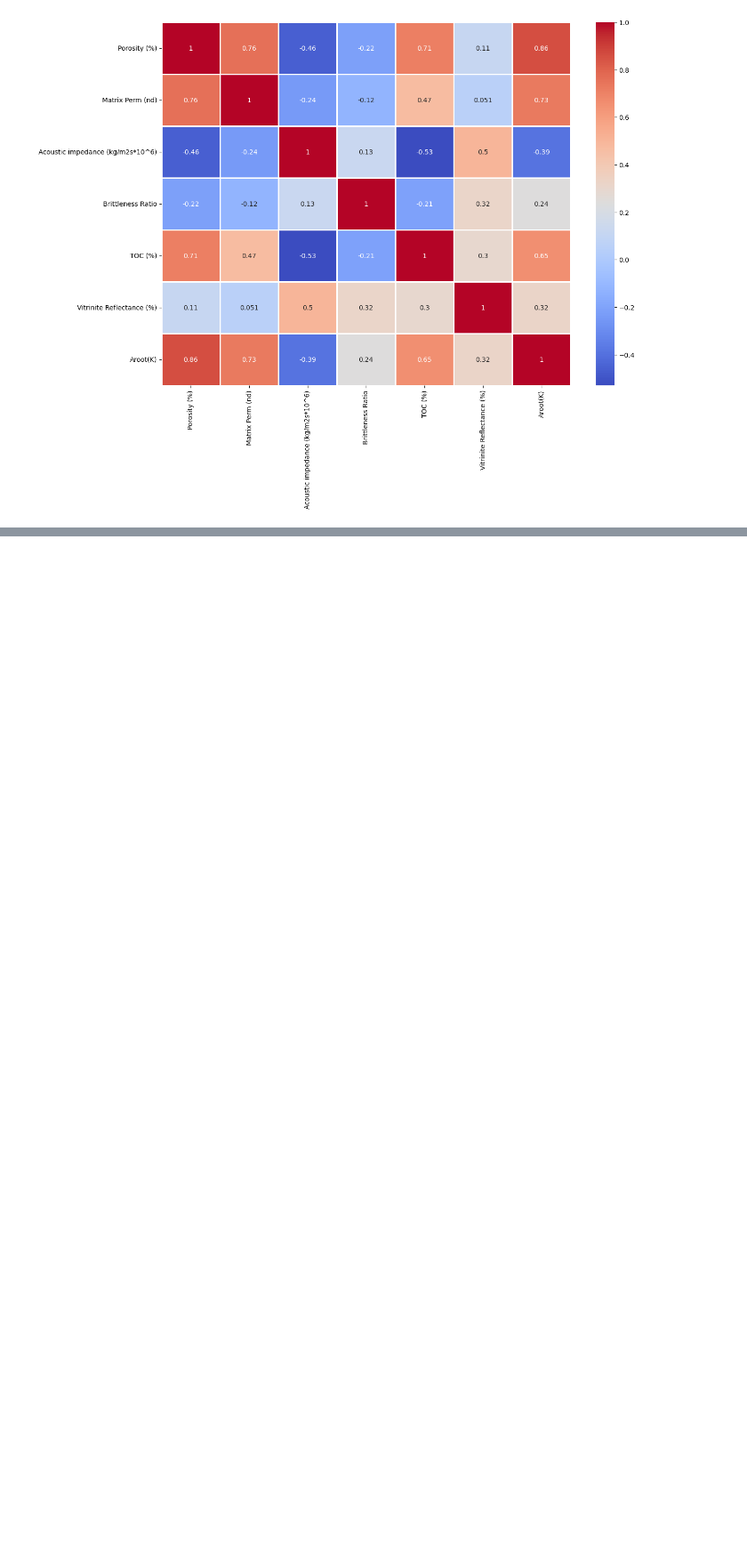
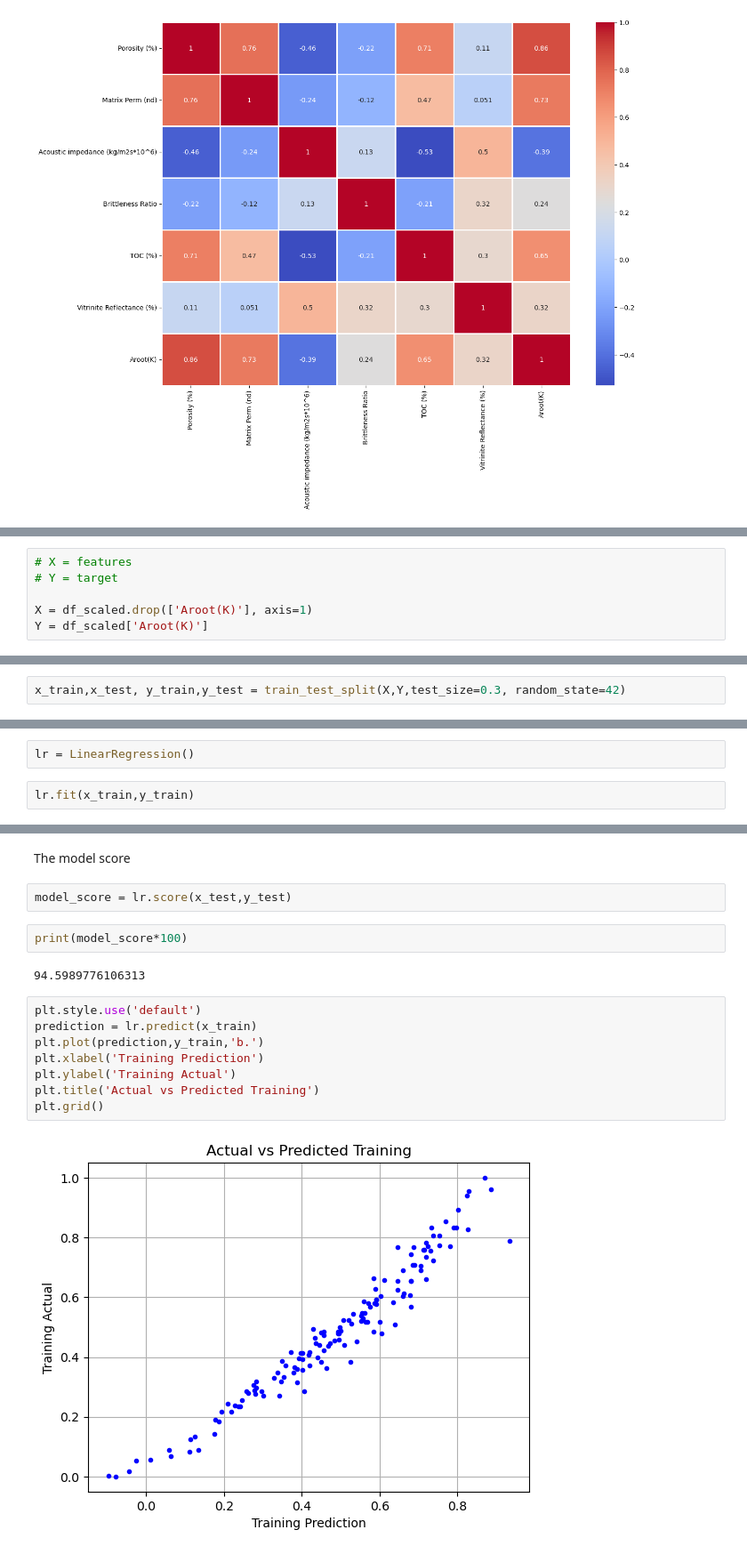
Before and after one commit to SethDwumah/Petroleum_DS-ML, a Jupyter notebook: Multi-Linear Regression --Geologic dataset.ipynb, the cells around one changed output, grey strips where cells are left out. Shown at 89% size. Drawn from its saved outputs; the diff is of its cells as text; blank space fills up the shorter version.

```diff
--- a/Multi-Linear Regression --Geologic dataset.ipynb
+++ b/Multi-Linear Regression --Geologic dataset.ipynb
@@ -94,0 +121,6 @@ sns.heatmap(data.corr(), lw=2, annot=True, cmap='coolwarm')
+# %%
+# X = features
+# Y = target
+
+X = df_scaled.drop(['Aroot(K)'], axis=1)
+Y = df_scaled['Aroot(K)']
@@ -94,0 +150,2 @@ sns.heatmap(data.corr(), lw=2, annot=True, cmap='coolwarm')
+# %%
+x_train,x_test, y_train,y_test = train_test_split(X,Y,test_size=0.3, random_state=42)
@@ -94,0 +154,4 @@ sns.heatmap(data.corr(), lw=2, annot=True, cmap='coolwarm')
+# %%
+lr = LinearRegression()
+# %%
+lr.fit(x_train,y_train)
@@ -94,0 +178,18 @@ sns.heatmap(data.corr(), lw=2, annot=True, cmap='coolwarm')
+# %% [markdown]
+The model score
+# %%
+model_score = lr.score(x_test,y_test)
+# %%
+print(model_score*100)
+# %% [output]
+94.5989776106313
+# %%
+plt.style.use('default')
+prediction = lr.predict(x_train)
+plt.plot(prediction,y_train,'b.')
+plt.xlabel('Training Prediction')
+plt.ylabel('Training Actual')
+plt.title('Actual vs Predicted Training')
+plt.grid()
+# %% [output]
+[figure, added]
```
Also changed, not shown: parts of 25 cells of this notebook.
